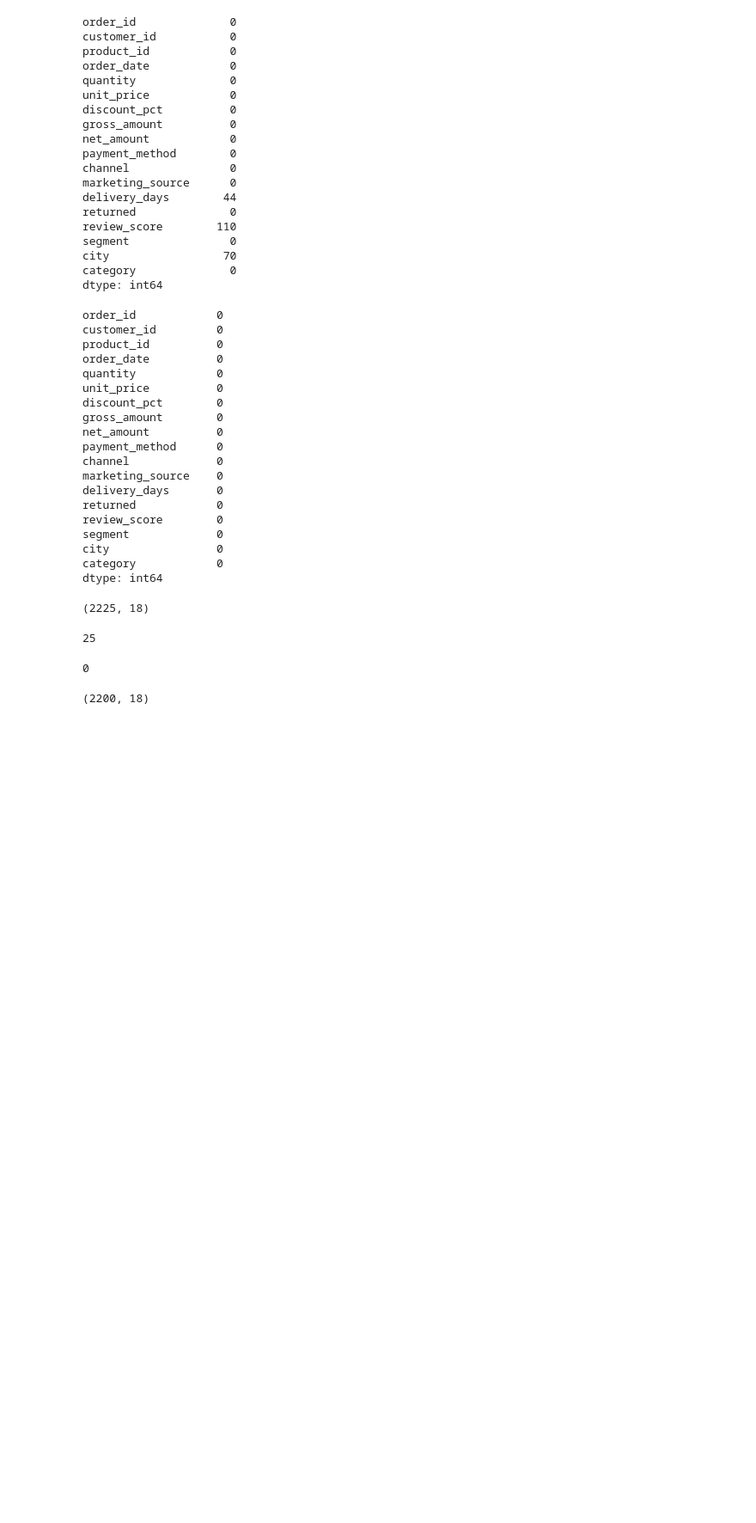
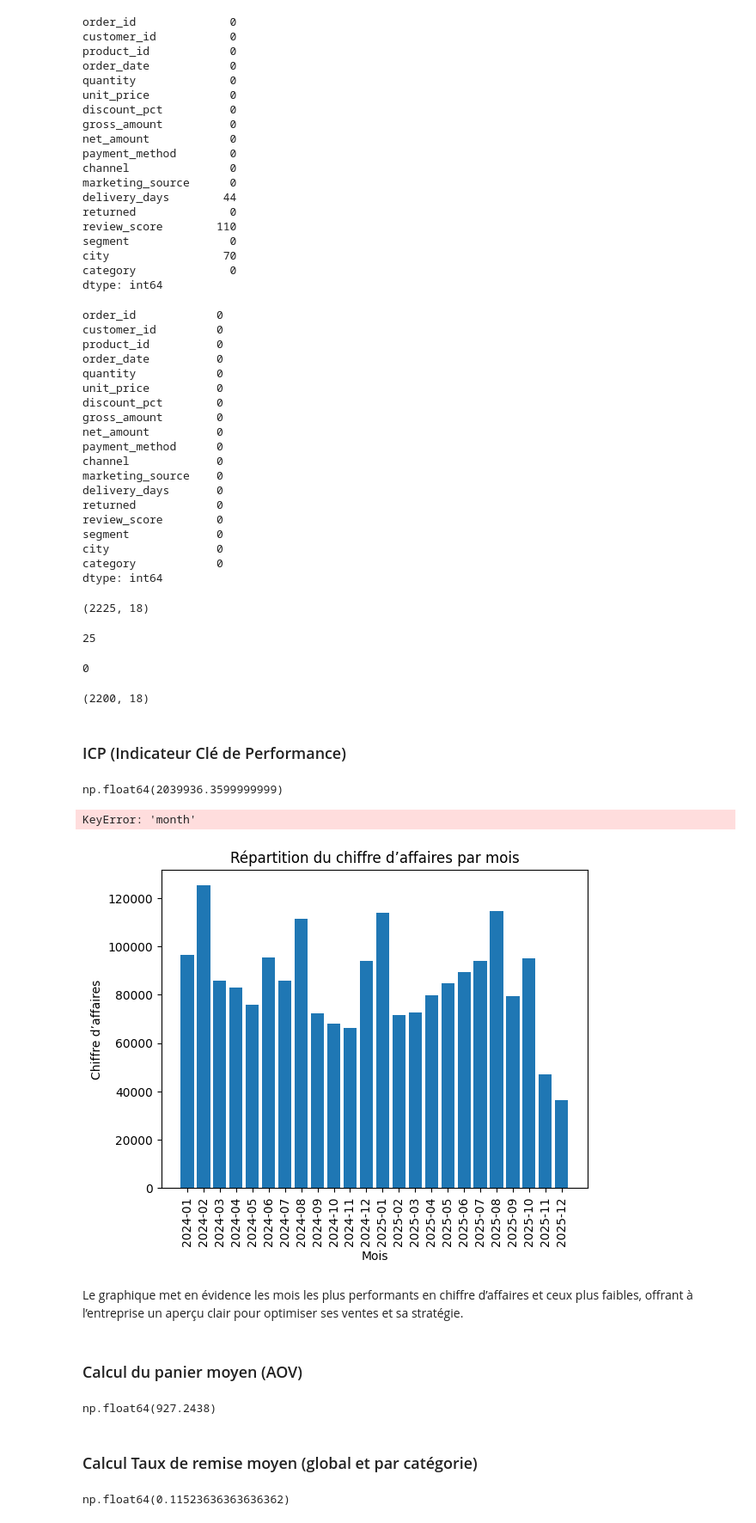
Before and after one commit to Poincare008/Mini_Projet_Pandas, a Jupyter notebook: Mini_Projet_Pandas.ipynb, the cells around one changed output. Shown at 86% size. Saved outputs shown, nothing was run; the diff lists cells and outputs as text; code cells hidden in the pictures; blank space fills up the shorter version.

```diff
--- a/Mini_Projet_Pandas.ipynb
+++ b/Mini_Projet_Pandas.ipynb
@@ -503,3 +503,46 @@ order_lines.shape
 # Le dataset n'a pas de valeurs manquantes, de doublons et les types de donnees apres verification sont correctes.
 # On fait l'exportation dans le folder processed pour les prochaines analyses.
 # order_lines.to_csv("C:/Users/Calixte/Documents/Mini_Projet_Pandas/data/processed/order_lines_clean.csv", index=False, encoding="utf-8")
+# %% [markdown]
+### ICP (Indicateur Clé de Performance)
+# %%
+df1= order_lines
+montant_net= df1["net_amount"]
+ca_total = montant_net.sum()
+ca_total
+# %% [output]
+np.float64(2039936.3599999999)
+# %%
+ca_mensuel = (
+    df1.groupby("month")["net_amount"].sum()
+    .reset_index()
+    .rename(columns={"net_amount": "ca_mensuel"})
+)
+ca_mensuel
+# %% [output]
+KeyError: 'month'
+# %%
+plt.bar(ca_mensuel["month"].astype(str), ca_mensuel["ca_mensuel"])
+plt.title("Répartition du chiffre d’affaires par mois")
+plt.xlabel("Mois")
+plt.ylabel("Chiffre d’affaires")
+plt.xticks(rotation=90)
+plt.show()
+# %% [output]
+[figure, added]
+# %% [markdown]
+Le graphique met en évidence les mois les plus performants en chiffre d’affaires et ceux plus faibles, offrant à l’entreprise un aperçu clair pour optimiser ses ventes et sa stratégie.
+# %% [markdown]
+### Calcul du panier moyen (AOV)
+# %%
+panier_moyen = df1.groupby("order_id")["net_amount"].sum().mean()
+panier_moyen
+# %% [output]
+np.float64(927.2438)
+# %% [markdown]
+### Calcul Taux de remise moyen (global et par catégorie)
+# %%
+taux_de_remise_moyen_global = df1["discount_pct"].mean()
+taux_de_remise_moyen_global
+# %% [output]
+np.float64(0.11523636363636362)
```
Also changed, not shown: parts of 11 cells of this notebook.
